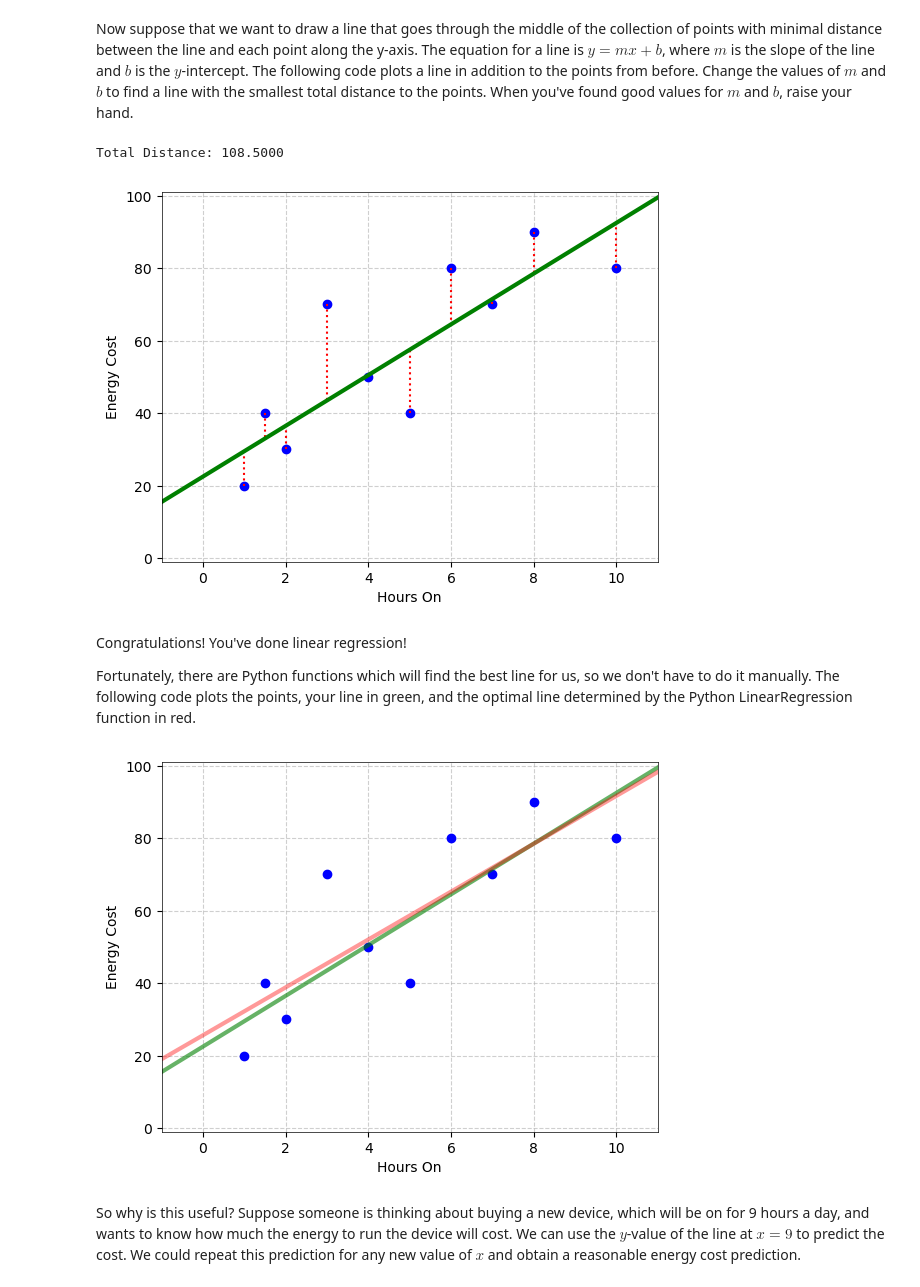
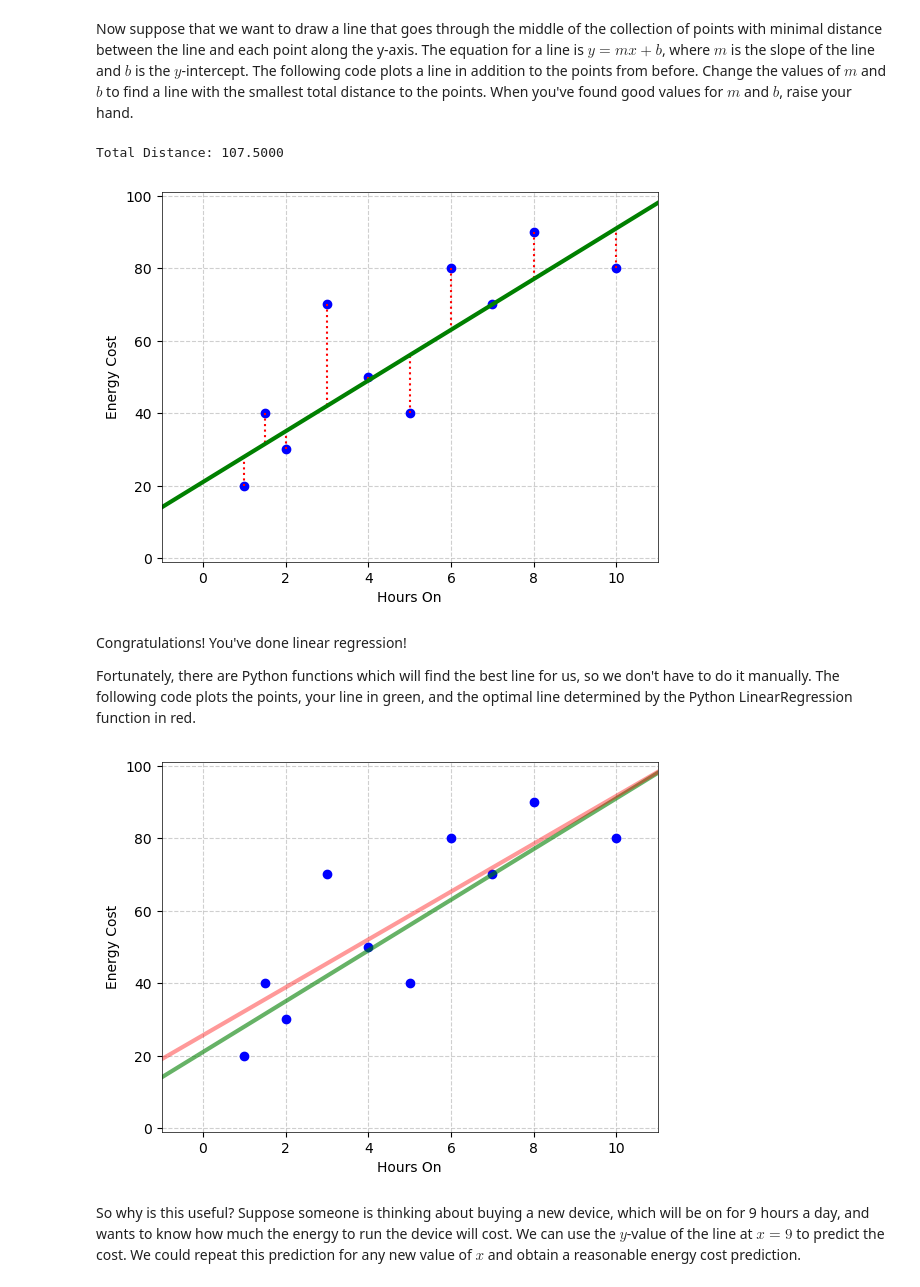
Before and after one commit to noise-lab/ml-networking, a Jupyter notebook: 1_Regression.ipynb, the cells around one changed output. Drawn from its saved outputs; the diff is of its cells as text; code cells hidden in the pictures.

```diff
--- a/1_Regression.ipynb
+++ b/1_Regression.ipynb
@@ -36,30 +36,34 @@ Now suppose that we want to draw a line that goes through the middle of the coll
 # %%
 #m = 2.95 # change
 #b = 29 # change
 m = 7
-b = 22.5
+b = 21
 
 # Calculate the distances from the line to the points
 points_x, points_y = points[:,0], points[:,1] # x and y values of the points
-line_y = m * points_x + b                     # y values of the line at the x values of the points
+
+# y values of the line at the x values of the points
+line_y = m * points_x + b
+
+# compute error
 distances = np.sqrt((points_y - line_y)**2)   # distances from y values of the points to y values of the line
 total_distance = np.sum(distances)            # sum of the distances
 print("Total Distance: {:.4f}".format(total_distance))
 
 # Plot the line and points
 plt.plot(points_x, points_y, '.', color='blue', markersize=12)
 for px, py, ly in zip(points_x, points_y, line_y):
     plt.plot([px, px], [py, ly], ':', color='red', linewidth=1.5)
 plt.plot([-2, 12], np.array([-2,12])*m + b, '-', color='green', linewidth=3)
 plt.grid(linestyle='--', alpha=0.6)
 plt.xlim((-1, 11))
 plt.ylim((-1, 101))
 plt.xlabel('Hours On')
 plt.ylabel('Energy Cost')
 plt.show()
 # %% [output]
-Total Distance: 108.5000
+Total Distance: 107.5000
-[figure, old version]
+[figure, new version]
 # %% [markdown]
 Congratulations! You've done linear regression!
 
@@ -68,12 +72,20 @@ The following code plots the points, your line in green, and the optimal line de
 # %%
 # Fit the linear regression
 linear_regression = linear_model.LinearRegression()
+
+# Training
 linear_regression.fit(points_x.reshape(-1,1), points_y)
+
+# Prediction
 best_line_ys = linear_regression.predict(np.array([-2,12]).reshape(-1,1))
 
 # Plot the results along with the points and previous line
+
+# Manual Linear Regression from before is in green.
 plt.plot(points_x, points_y, '.', color='blue', markersize=12)
 plt.plot([-2, 12], np.array([-2,12])*m + b, '-', color='green', linewidth=3, alpha=0.6)
+
+# Predicted line from sklearn is in red
 plt.plot([-2, 12], best_line_ys, color='red', alpha=0.4, linewidth=3)
 plt.grid(linestyle='--', alpha=0.6)
 plt.xlim((-1, 11))
@@ -82,7 +94,7 @@ plt.xlabel('Hours On')
 plt.ylabel('Energy Cost')
 plt.show()
 # %% [output]
-[figure, old version]
+[figure, new version]
 # %% [markdown]
 So why is this useful? Suppose someone is thinking about buying a new device, which will be on for 9 hours a day, and wants to know how much the energy to run the device will cost. We can use the $y$-value of the line at $x = 9$ to predict the cost. We could repeat this prediction for any new value of $x$ and obtain a reasonable energy cost prediction.
 # %%
```
Also changed, not shown: parts of 9 cells of this notebook, 1 other file.
